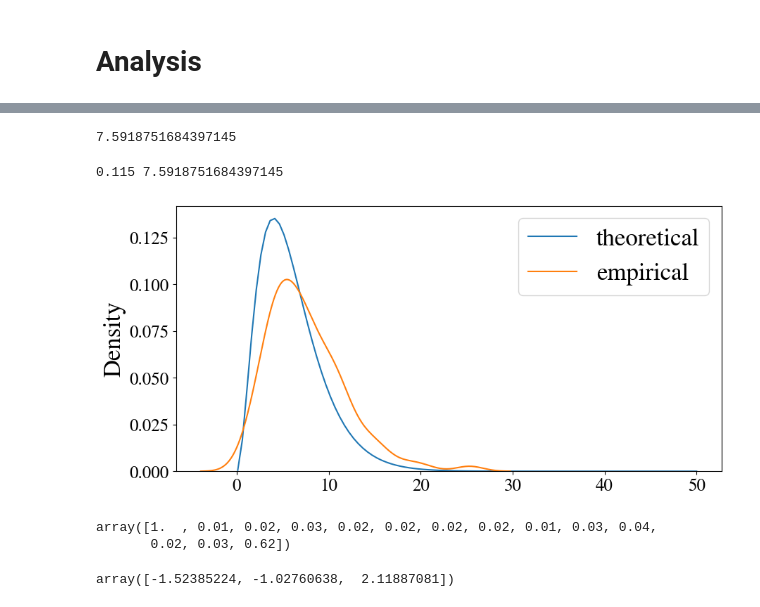
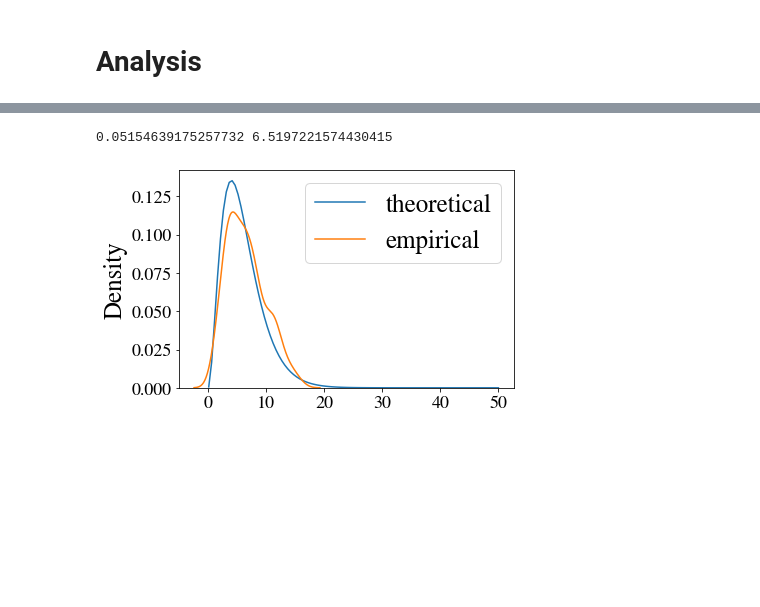
Before and after one commit to JINhuaqing/HDF, a Jupyter notebook: notebooks/simu_real/simu_analysis_logi.ipynb, the cells around one changed output, grey strips where cells are left out. Drawn from its saved outputs; the diff is of its cells as text; code cells hidden in the pictures; blank space fills up the shorter version.

```diff
--- a/notebooks/simu_real/simu_analysis_logi.ipynb
+++ b/notebooks/simu_real/simu_analysis_logi.ipynb
@@ -608,7 +695,7 @@ def _test_fn(Cmat, est_res, svdinv_eps_Q=0, svdinv_eps_Psi=0):
     _paras.svdinv_eps_Q = svdinv_eps_Q
     _paras.svdinv_eps_Psi = svdinv_eps_Psi
 
-    T_v = obt_test_stat_simple2(Q_mat_part=est_res.Q_mat_part,
+    T_v, Psi = obt_test_stat_simple2(Q_mat_part=est_res.Q_mat_part,
                                Sig_mat_part=est_res.Sig_mat_part,
                                est_alp=est_res.est_alp,
                                est_Gam=est_res.est_Gam,
@@ -621,10 +708,5 @@ def _test_fn(Cmat, est_res, svdinv_eps_Q=0, svdinv_eps_Psi=0):
     res.T_v = T_v.item()
     res.pval = pval
     res.Cmat = Cmat
+    res.Psi = Psi
     return res
-# %%
-cur_seed, cur_lam, cur_N = (104, 0.15, 6)
-#cur_seed, cur_lam, cur_N = (104, 0.15, 6)
-f1_name = f"seed_{cur_seed:.0f}-lam_{cur_lam*1000:.0f}-N_{cur_N:.0f}-c1_{c1*1000:.0f}_est.pkl"
-res = load_pkl(cur_save_dir/f1_name, verbose=False);
-test_res = _test_fn(Cmat=Cmat, est_res=res,  svdinv_eps_Q=1e-7,  svdinv_eps_Psi=1e-7)
@@ -630,0 +719,3 @@ test_res = _test_fn(Cmat=Cmat, est_res=res,  svdinv_eps_Q=1e-7,  svdinv_eps_Psi=
+# %%
+Cmat = np.array([ [1, 0, 0],  [0, 1, -1],  ])
+Cmat = np.eye(1)
@@ -631,8 +724,7 @@ test_res = _test_fn(Cmat=Cmat, est_res=res,  svdinv_eps_Q=1e-7,  svdinv_eps_Psi=
 # %%
-[0.001, 0.05, 0.1, 0.13, 0.15, 0.18, 0.2, 0.25, 0.3, 0.35, 2.0, 4.0, 16.0]
 c1 = 0.0
 cur_save_dir = RES_ROOT/f"simu_logi_{setting}_{c1*1000:.0f}"
-cur_seed, cur_lam, cur_N = (1, 0.15, 6)
+cur_seed, cur_lam, cur_N = (1, 0.20, 6)
 alp_ests = []
 gamL0_ests = []
 T_vs = []
@@ -640,10 +732,12 @@ Sig_mat_parts = []
 pvals = []
 Q_mat_parts = []
 gam_ests = []
+Psis = []
 for cur_seed in trange(0, 200):
     f1_name = f"seed_{cur_seed:.0f}-lam_{cur_lam*1000:.0f}-N_{cur_N:.0f}-c1_{c1*1000:.0f}_est.pkl"
     res = load_pkl(cur_save_dir/f1_name, verbose=False);
     test_res = _test_fn(Cmat=Cmat, est_res=res,  svdinv_eps_Q=1e-7,  svdinv_eps_Psi=1e-7)
+    Psis.append(test_res.Psi)
     T_vs.append(test_res.T_v)
     pvals.append(test_res.pval)
     alp_ests.append(res.est_alp.numpy())
@@ -663,26 +758,37 @@ plt.plot(T_vs, tmp, ".")
-# %%
-T_vs.mean()
-# %% [output]
-7.5918751684397145
 # %%
-kpidx = tmp<30
+def outlier_det(T_vs, ratio_tol=0.05):
+    """
+    Detects outliers in a given dataset using the interquartile range (IQR) method.
+
+    Parameters:
+    - T_vs (array-like): The input dataset.
+    - ratio_tol (float, optional): The tolerance ratio for outlier removal. Default is 0.05.
+
+    Returns:
+    - kpidx (ndarray): A boolean array indicating whether each data point is an outlier or not.
+    """
+    Q1, Q3 = np.quantile(T_vs, [0.25, 0.75])
+    IQR = Q3 - Q1
+    upbd = Q3 + 1.5*IQR
+    lowbd = Q1 - 1.5*IQR
+    kpidx = np.bitwise_and(T_vs>=lowbd, T_vs<=upbd)
+
+    if np.mean(kpidx)+ ratio_tol < 1:
+        out_part = np.stack([T_vs - upbd, lowbd - T_vs]).T.max(axis=1);
+        kpidx = np.ones(len(T_vs), dtype=bool)
+        kpidx[np.argsort(-out_part)[:int(len(T_vs)*ratio_tol)]] = False
+    return kpidx
+
+kpidx = outlier_det(T_vs, 0.05)
+#kpidx = T_vs != 0
 #plt.plot(np.sort(T_vs), ".")
 chi_df = Cmat.shape[0]*cur_N
 xs = np.linspace(0.1, 50, 100)
 theo_curvs_log = chi2.logpdf(xs, chi_df);
 plt.plot(xs, np.exp(theo_curvs_log) , label="theoretical")
 sns.kdeplot(T_vs[kpidx], label="empirical")
 plt.legend()
 print(np.mean(pvals[kpidx]<0.05), np.mean(T_vs[kpidx]))
 # %% [output]
-0.115 7.5918751684397145
+0.05154639175257732 6.5197221574430415
-[figure, old version]
+[figure, new version]
-# %%
-np.array(gamL0_ests).mean(axis=0)
-# %% [output]
-array([1.  , 0.01, 0.02, 0.03, 0.02, 0.02, 0.02, 0.02, 0.01, 0.03, 0.04,
-       0.02, 0.03, 0.62])
-# %%
-np.array(alp_ests).mean(axis=0)
-# %% [output]
-array([-1.52385224, -1.02760638,  2.11887081])
```
Also changed, not shown: parts of 23 cells of this notebook, 40 other files.
